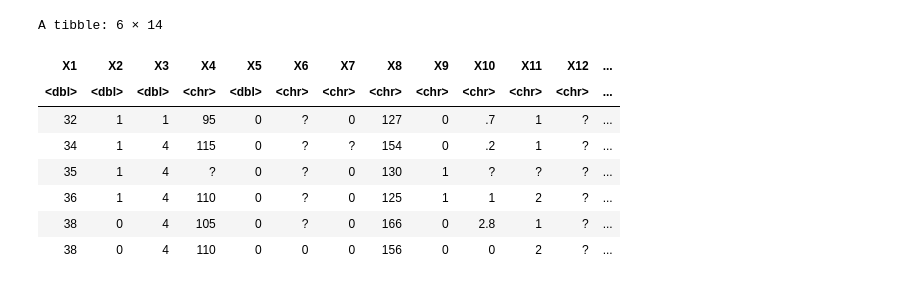
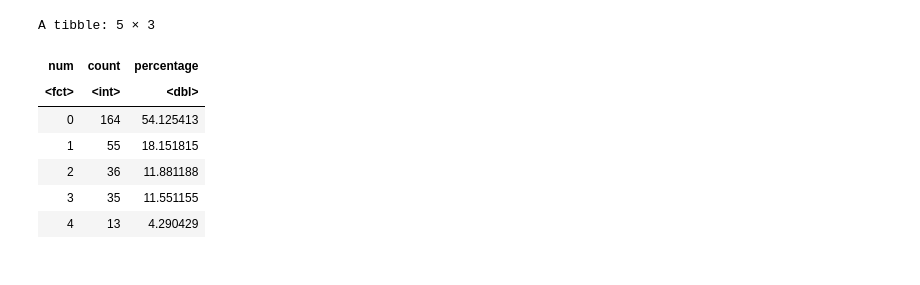
Before and after one commit to mikayladitosto/dsci-100-2023s1-group-14, a Jupyter notebook: Project.ipynb, the cells around one changed output. Drawn from its saved outputs; the diff is of its cells as text; code cells hidden in the pictures.

```diff
--- a/Project.ipynb
+++ b/Project.ipynb
@@ -39,12 +47,17 @@ hi guys
-# %%
-head(switzerland_data)
-# %% [output]
-A tibble: 6 × 14
-| X1 | X2 | X3 | X4 | X5 | X6 | X7 | X8 | X9 | X10 | X11 | X12 | ... |
-| <dbl> | <dbl> | <dbl> | <chr> | <dbl> | <chr> | <chr> | <chr> | <chr> | <chr> | <chr> | <chr> | ... |
-| 32 | 1 | 1 | 95 | 0 | ? | 0 | 127 | 0 | .7 | 1 | ? | ... |
-| 34 | 1 | 4 | 115 | 0 | ? | ? | 154 | 0 | .2 | 1 | ? | ... |
-| 35 | 1 | 4 | ? | 0 | ? | 0 | 130 | 1 | ? | ? | ? | ... |
-| 36 | 1 | 4 | 110 | 0 | ? | 0 | 125 | 1 | 1 | 2 | ? | ... |
-| 38 | 0 | 4 | 105 | 0 | ? | 0 | 166 | 0 | 2.8 | 1 | ? | ... |
-| 38 | 0 | 4 | 110 | 0 | 0 | 0 | 156 | 0 | 0 | 2 | ? | ... |
+# %%
+num_obs <- nrow(cleveland_data)
+cleveland_data |>
+  group_by(num) |>
+  summarize(
+    count = n(),
+    percentage = n() / num_obs * 100
+  )
+# %% [output]
+A tibble: 5 × 3
+| num | count | percentage |
+| <fct> | <int> | <dbl> |
+| 0 | 164 | 54.125413 |
+| 1 | 55 | 18.151815 |
+| 2 | 36 | 11.881188 |
+| 3 | 35 | 11.551155 |
+| 4 | 13 | 4.290429 |
```
Also changed, not shown: parts of 6 cells of this notebook.
